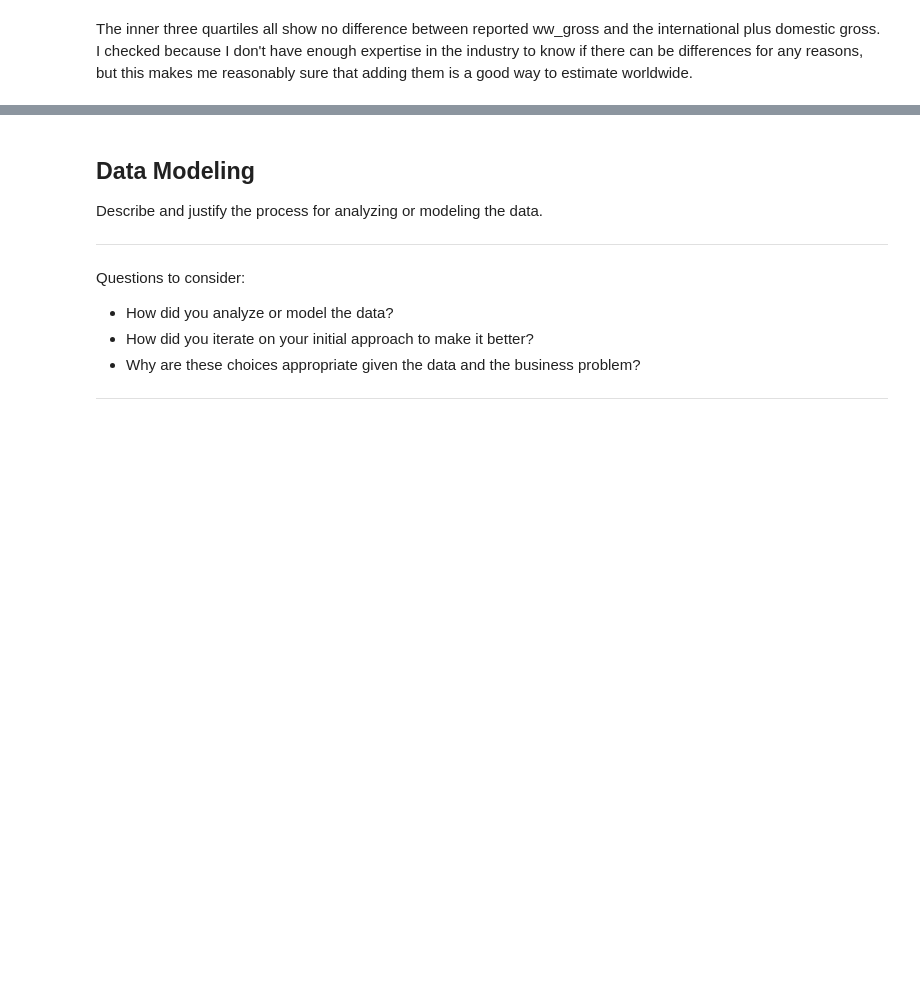
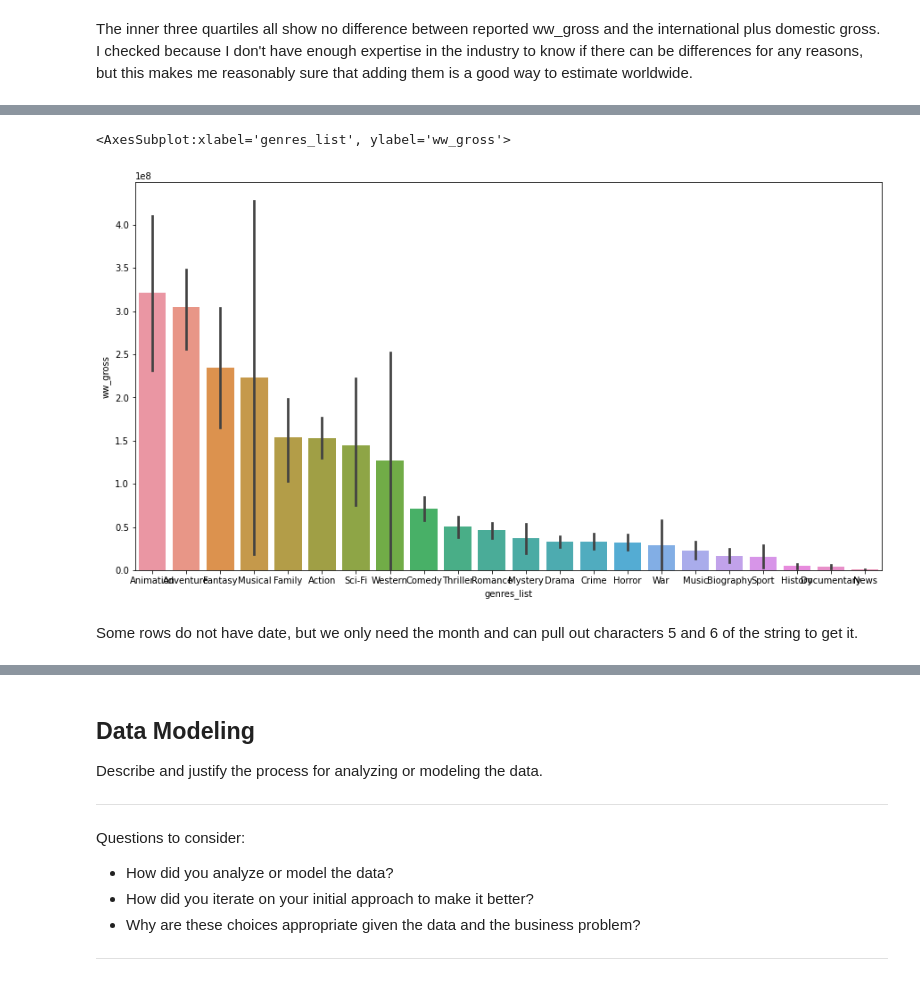
Before and after one commit to morganFitzg/dsc-phase-1-project, a Jupyter notebook: student.ipynb, the cells around one changed output, grey strips where cells are left out. Drawn from its saved outputs; the diff is of its cells as text; code cells hidden in the pictures; blank space fills up the shorter version.

```diff
--- a/student.ipynb
+++ b/student.ipynb
@@ -1471,0 +1053,10 @@ The inner three quartiles all show no difference between reported ww_gross and t
+# %%
+g_order=genre_mean_ww.index
+# %%
+plt.figure(figsize=(15,8))
+sns.barplot(data=genres_df,x='genres_list',y='ww_gross',ci=68,order=g_order)
+# %% [output]
+<AxesSubplot:xlabel='genres_list', ylabel='ww_gross'>
+[figure, added]
+# %% [markdown]
+Some rows do not have date, but we only need the month and can pull out characters 5 and 6 of the string to get it.
```
Also changed, not shown: parts of 96 cells of this notebook.
